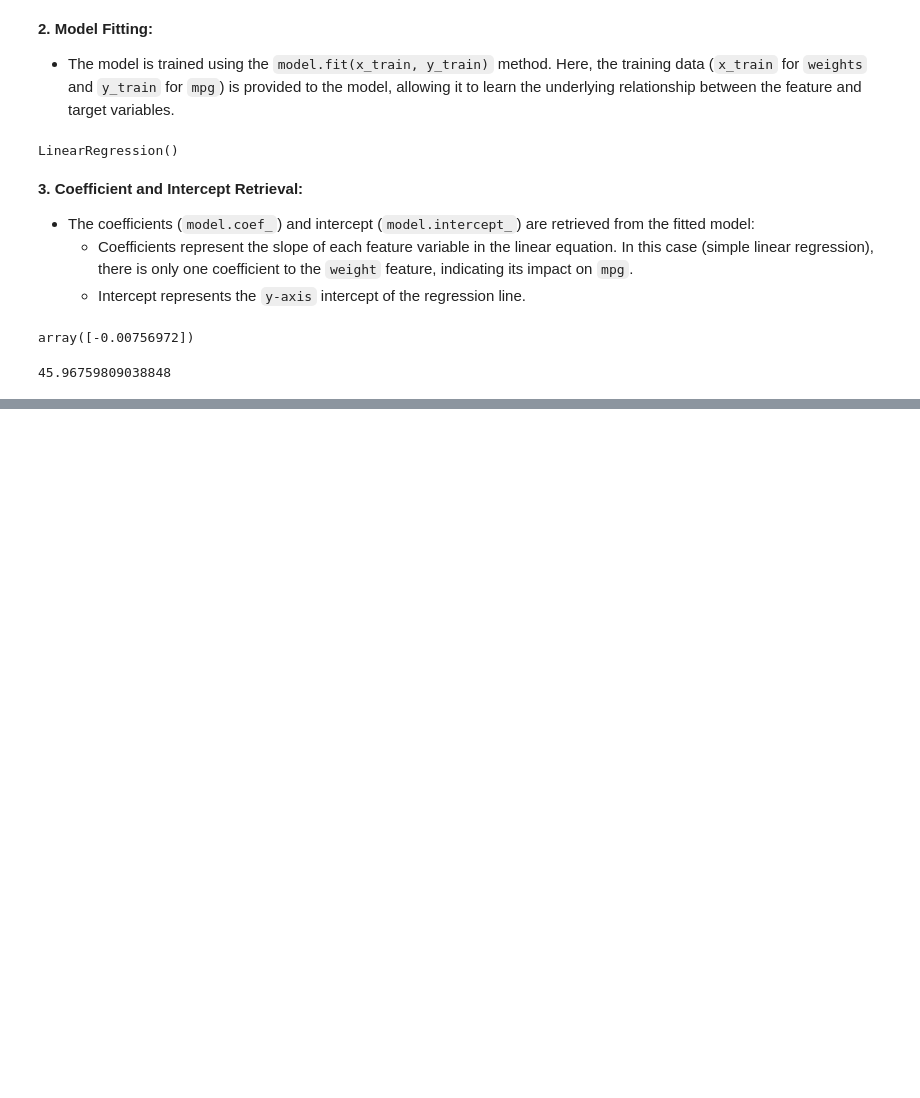
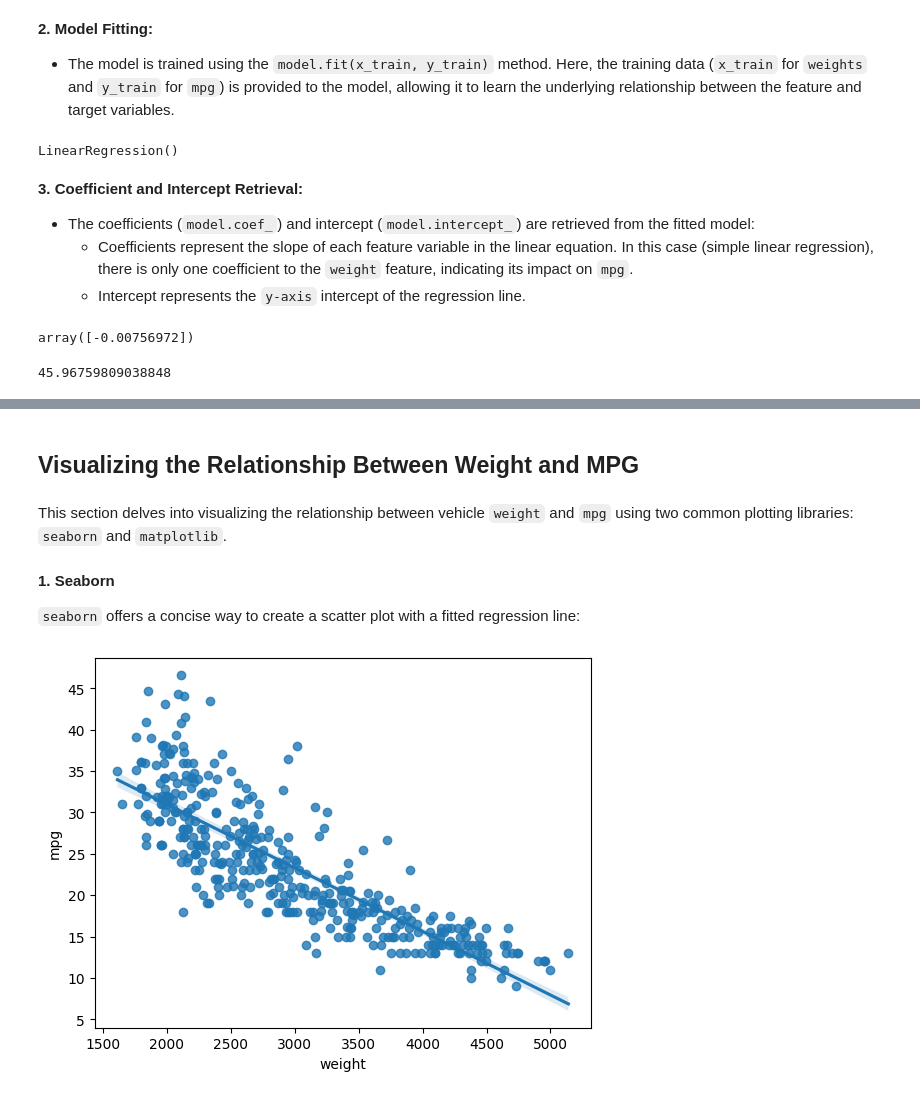
Before and after one commit to farzadasgari/machinepy, a Jupyter notebook: linear-regression.ipynb, the cells around one changed output, grey strips where cells are left out. Drawn from its saved outputs; the diff is of its cells as text; code cells hidden in the pictures; blank space fills up the shorter version.

Commit message:
Finalizing simple linear regression

```diff
--- a/linear-regression.ipynb
+++ b/linear-regression.ipynb
@@ -244,0 +325,13 @@ model.intercept_
+# %% [markdown]
+## Visualizing the Relationship Between Weight and MPG
+# %% [markdown]
+This section delves into visualizing the relationship between vehicle `weight` and `mpg` using two common plotting libraries: `seaborn` and `matplotlib`.
+# %% [markdown]
+**1. Seaborn**
+
+`seaborn` offers a concise way to create a scatter plot with a fitted regression line:
+# %%
+sns.regplot(x='weight', y='mpg', data=data)
+plt.show()
+# %% [output]
+[figure, added]
```
Also changed, not shown: parts of 14 cells of this notebook.
